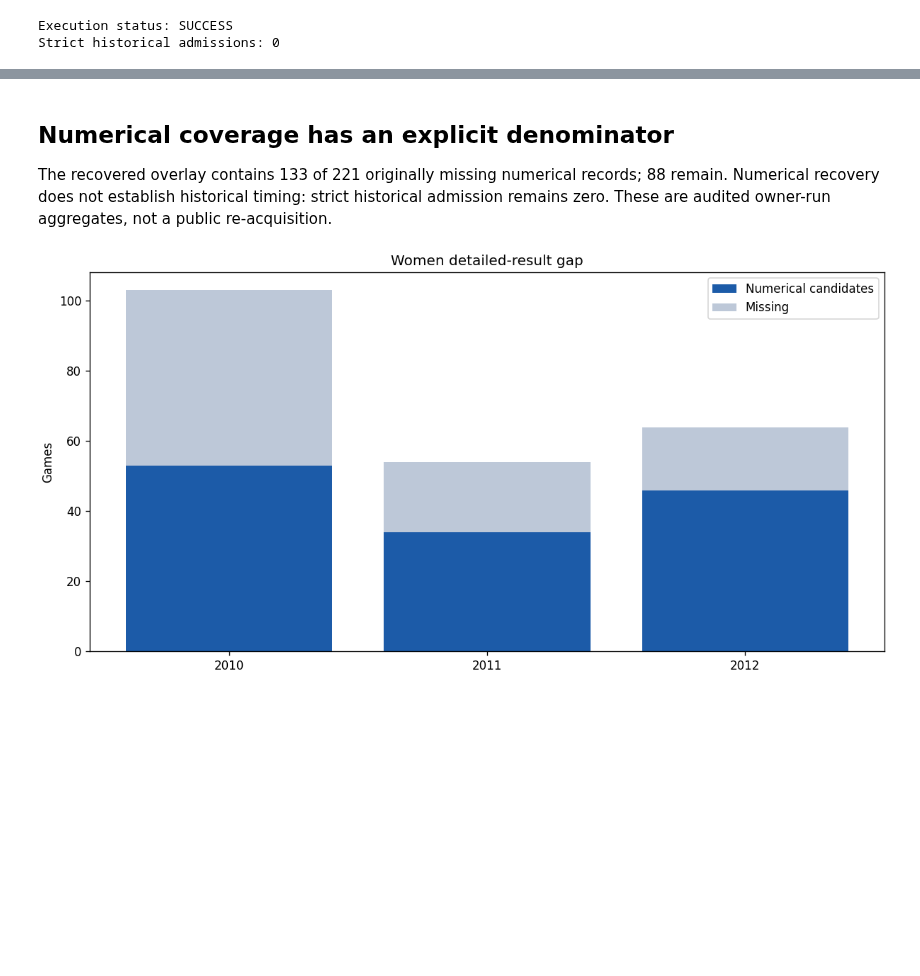
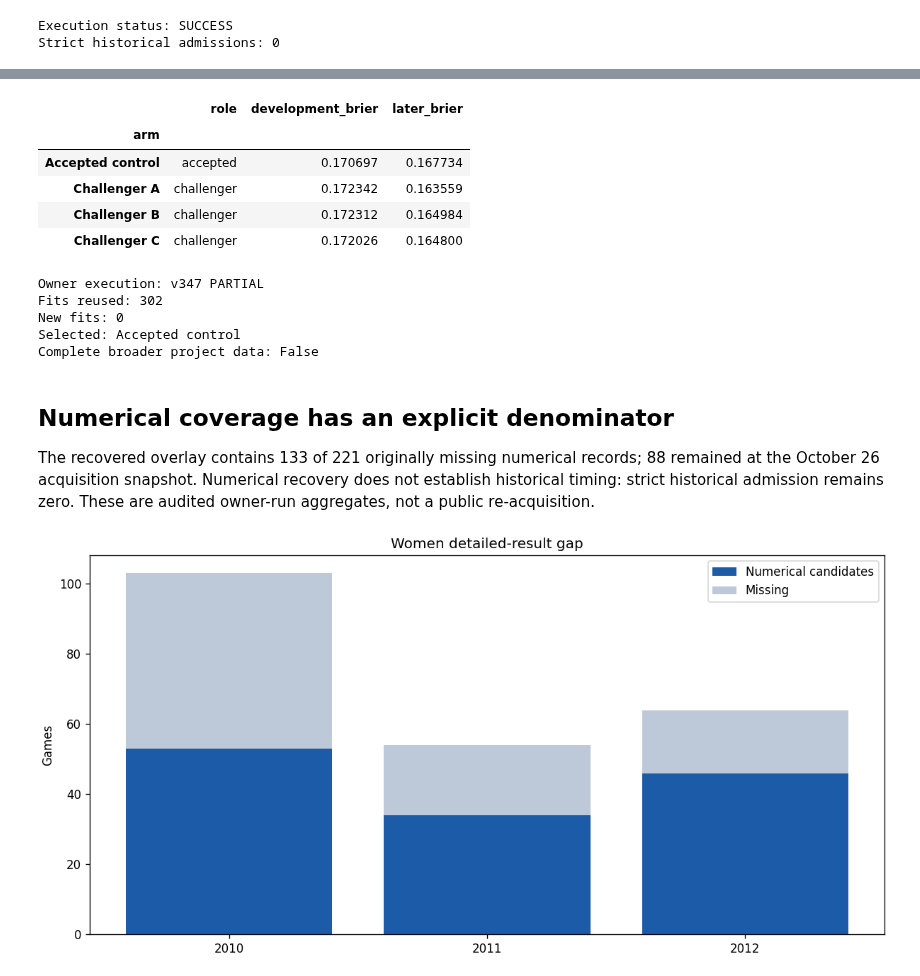
Before and after one commit to alvaromendizabal/march-machine-learning-mania-2026, a Jupyter notebook: portfolio/engineering_review.ipynb, the cells around one changed output, grey strips where cells are left out. Saved outputs shown, nothing was run; the diff lists cells and outputs as text; code cells hidden in the pictures; blank space fills up the shorter version.

```diff
--- a/portfolio/engineering_review.ipynb
+++ b/portfolio/engineering_review.ipynb
@@ -36,8 +48,33 @@ Strict historical admissions: 0
+# %%
+from owner_replay import load_replay
+replay = load_replay()
+display(pd.DataFrame(replay['scorecards']).set_index('arm'))
+execution = replay['execution_accounting']
+print('Owner execution:', replay['execution'], replay['status'])
+print('Fits reused:', execution['research_fits_reused'] + execution['science_fits_reused'])
+print('New fits:', execution['new_model_fits'])
+print('Selected:', replay['decision']['selected_arm'])
+print('Complete broader project data:', replay['coverage']['broader_project_data_complete'])
+assert replay['cohort']['total_games'] == 925
+assert replay['cohort']['prediction_rows'] == 3700
+# %% [output]
+|  | role | development_brier | later_brier |
+| arm |  |  |  |
+| Accepted control | accepted | 0.170697 | 0.167734 |
+| Challenger A | challenger | 0.172342 | 0.163559 |
+| Challenger B | challenger | 0.172312 | 0.164984 |
+| Challenger C | challenger | 0.172026 | 0.164800 |
+Owner execution: v347 PARTIAL
+Fits reused: 302
+New fits: 0
+Selected: Accepted control
+Complete broader project data: False
 # %% [markdown]
 ## Numerical coverage has an explicit denominator
 
 The recovered overlay contains 133 of 221 originally missing numerical records;
-88 remain. Numerical recovery does not establish historical timing: strict historical
+88 remained at the October 26 acquisition snapshot. Numerical recovery does not establish
+historical timing: strict historical
 admission remains zero. These are audited owner-run aggregates, not a public re-acquisition.
 # %%
 import io, base64
```
Also changed, not shown: parts of 2 cells of this notebook, 15 other files.
